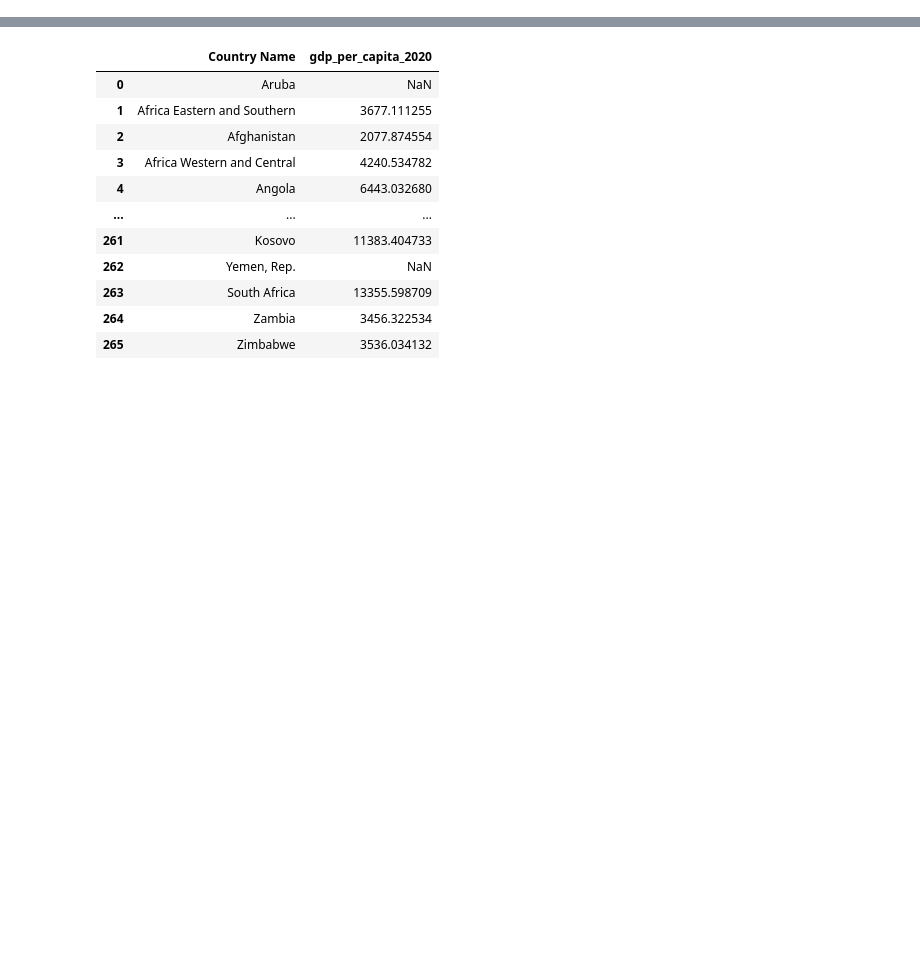
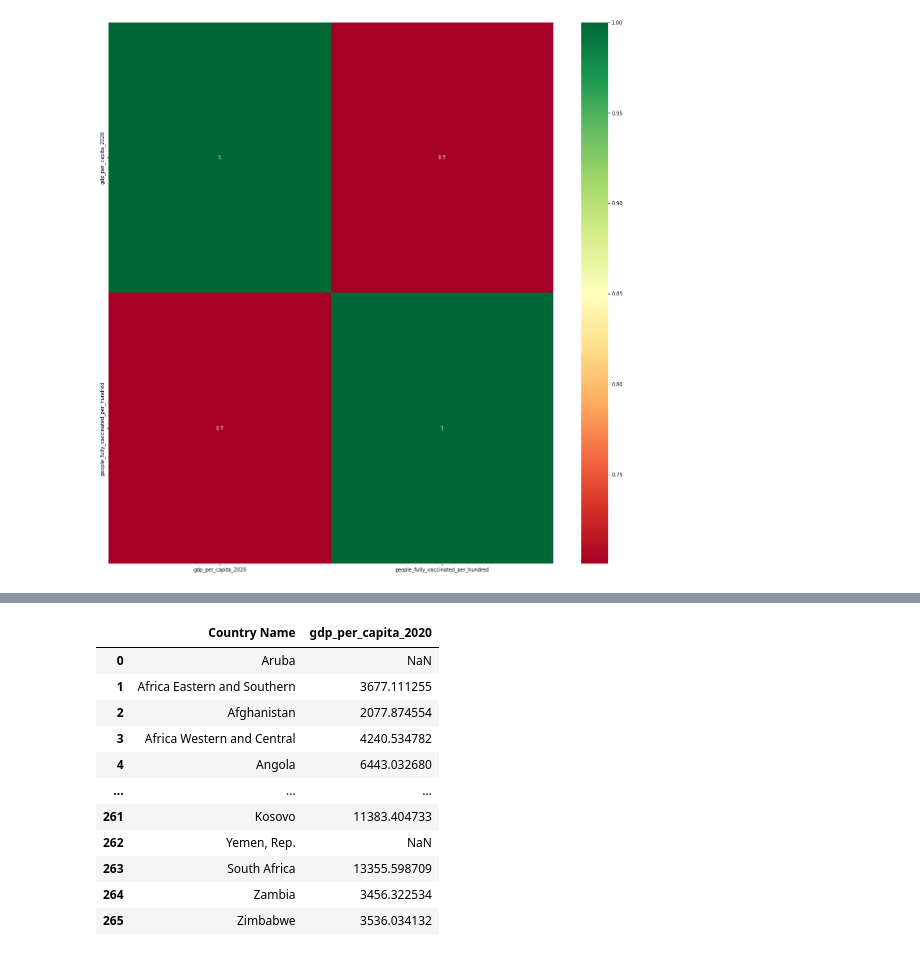
Before and after one commit to ValentinaMiller/Influences-on-covid-19-vaccination-rates, a Jupyter notebook: Data_cleaning.ipynb, the cells around one changed output, grey strips where cells are left out. Saved outputs shown, nothing was run; the diff lists cells and outputs as text; code cells hidden in the pictures; blank space fills up the shorter version.

```diff
--- a/Data_cleaning.ipynb
+++ b/Data_cleaning.ipynb
@@ -40,0 +38,8 @@ df
+# %%
+df0 = pd.read_csv('gdp_per_capita.csv')
+df0=df0[["Country Name","2020"]] # select countries and reduce to gdp
+df0.rename(columns={'2020': 'gdp_per_capita_2020'}, inplace=True)
+df0=df0.loc[(df0["gdp_per_capita_2020"]==df0["gdp_per_capita_2020"])]
+# %%
+data = pd.merge(df0, df, on=["Country Name"])
+data
@@ -40,0 +60,8 @@ df
+# %%
+corrmat = data.corr()
+top_corr_features = corrmat.index
+plt.figure(figsize=(20,20))
+#plot heat map
+g=sns.heatmap(data[['gdp_per_capita_2020', 'people_fully_vaccinated_per_hundred']].corr(),annot=True,cmap="RdYlGn")
+# %% [output]
+[figure, added]
```
Also changed, not shown: parts of 4 cells of this notebook.
